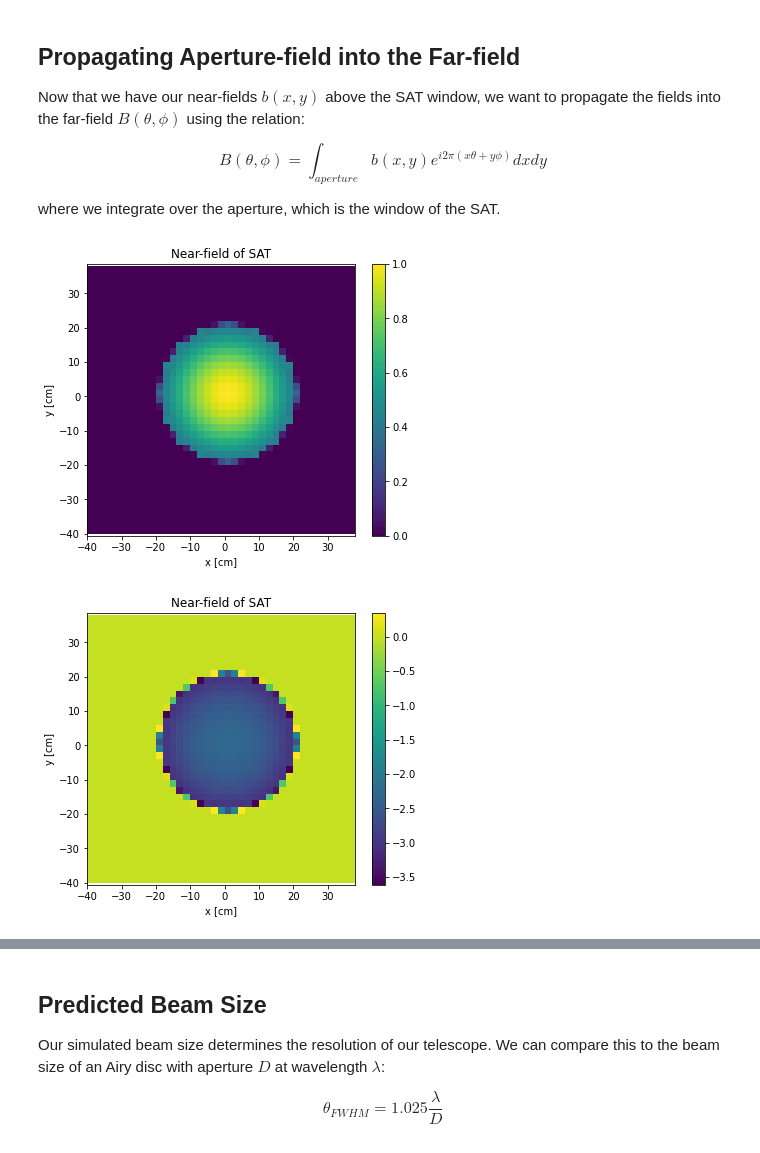
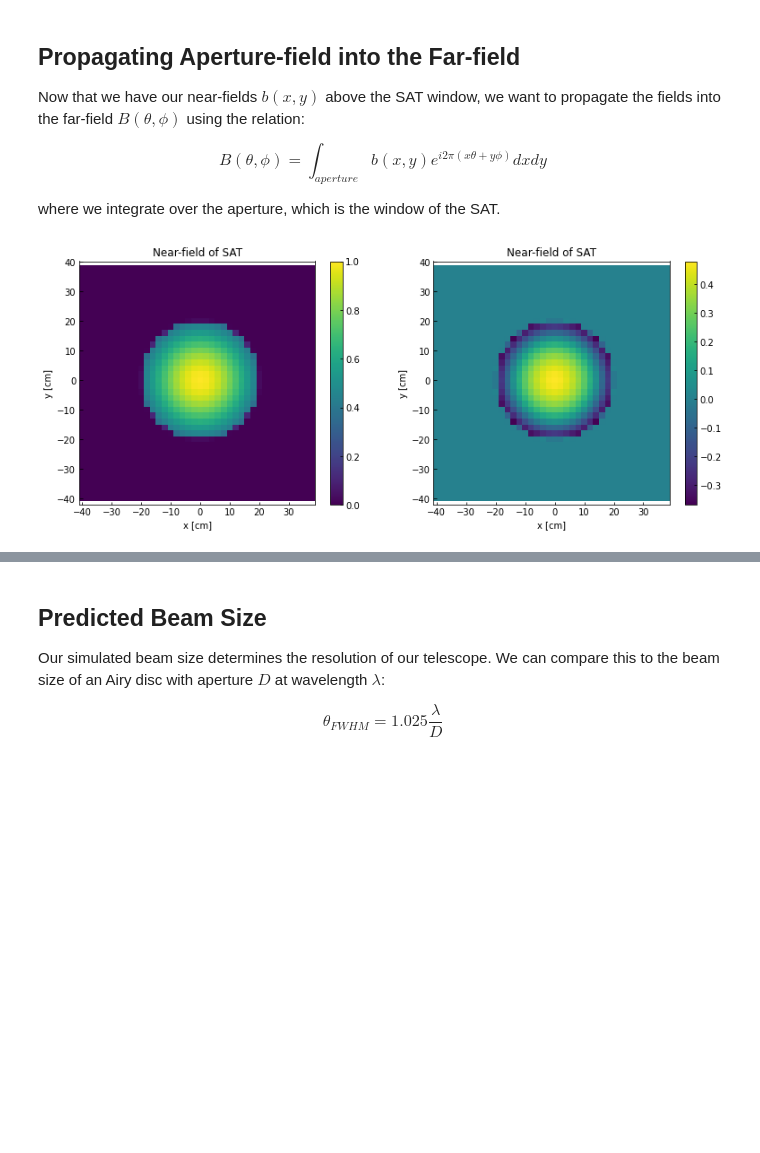
Before and after one commit to McMahonCosmologyGroup/sosat_optics, a Jupyter notebook: notebooks/sat_farfield.ipynb, the cells around one changed output, grey strips where cells are left out. Saved outputs shown, nothing was run; the diff lists cells and outputs as text; code cells hidden in the pictures; blank space fills up the shorter version.

```diff
--- a/notebooks/sat_farfield.ipynb
+++ b/notebooks/sat_farfield.ipynb
@@ -146,40 +44,23 @@ where we integrate over the aperture, which is the window of the SAT.
-# %%
-beam_final = grid_amp.T * np.exp(complex(0,1)* grid_z2.T)
-
-STAGE_RANGE = 80 # [cm]
-STEP = 2 # [cm]
-# Interpolate to new 2D grid
-# x_interp = x_new[0, :]
-# y_interp = y_new[:, 0]
-x_interp = grid_x[:, 0]
-y_interp = grid_y[0, :]
-func_beam = interpolate.interp2d(x_interp, y_interp, np.abs(beam_final)/np.max(np.abs(beam_final)), kind='cubic')
-func_phase = interpolate.interp2d(x_interp, y_interp, np.arctan2(np.imag(beam_final), np.real(beam_final)), kind='cubic')
-x_data = np.arange(-STAGE_RANGE/2, STAGE_RANGE/2, STEP)
-y_data = np.arange(-STAGE_RANGE/2, STAGE_RANGE/2, STEP)
-beam_data = func_beam(x_data, y_data)
-phase_data = func_phase(x_data, y_data)
-
-x_data,y_data = np.meshgrid(x_data,y_data)
-plt.figure(figsize=(6, 5))
-plt.pcolormesh(x_data, y_data, np.abs(beam_data)/np.max(np.abs(beam_data)))
-plt.colorbar()
-plt.xlabel("x [cm]")
-plt.ylabel("y [cm]")
-plt.title("Near-field of SAT")
-plt.axis("equal")
-plt.show()
-
-plt.figure(figsize=(6, 5))
-plt.pcolormesh(x_data, y_data, phase_data)
-plt.colorbar()
-plt.xlabel("x [cm]")
-plt.ylabel("y [cm]")
-plt.title("Near-field of SAT")
-plt.axis("equal")
-plt.show()
-# %% [output]
-[figure, removed]
-[figure, removed]
+# %%
+sb2_data = ray_trace.sim_data(sb2,80,2)
+
+plt.figure(figsize=(13, 5))
+plt.subplot(121)
+plt.pcolormesh(sb2_data.x_data, sb2_data.y_data, np.abs(sb2_data.a_data), shading='auto')
+plt.colorbar()
+plt.xlabel("x [cm]")
+plt.ylabel("y [cm]")
+plt.title("Near-field of SAT")
+plt.axis("equal")
+plt.subplot(122)
+plt.pcolormesh(sb2_data.x_data, sb2_data.y_data, sb2_data.p_data, shading='auto')
+plt.colorbar()
+plt.xlabel("x [cm]")
+plt.ylabel("y [cm]")
+plt.title("Near-field of SAT")
+plt.axis("equal")
+plt.show()
+# %% [output]
+[figure, added]
 # %%
 pix_num = 100
```
Also changed, not shown: parts of 9 cells of this notebook, 1 other file.
